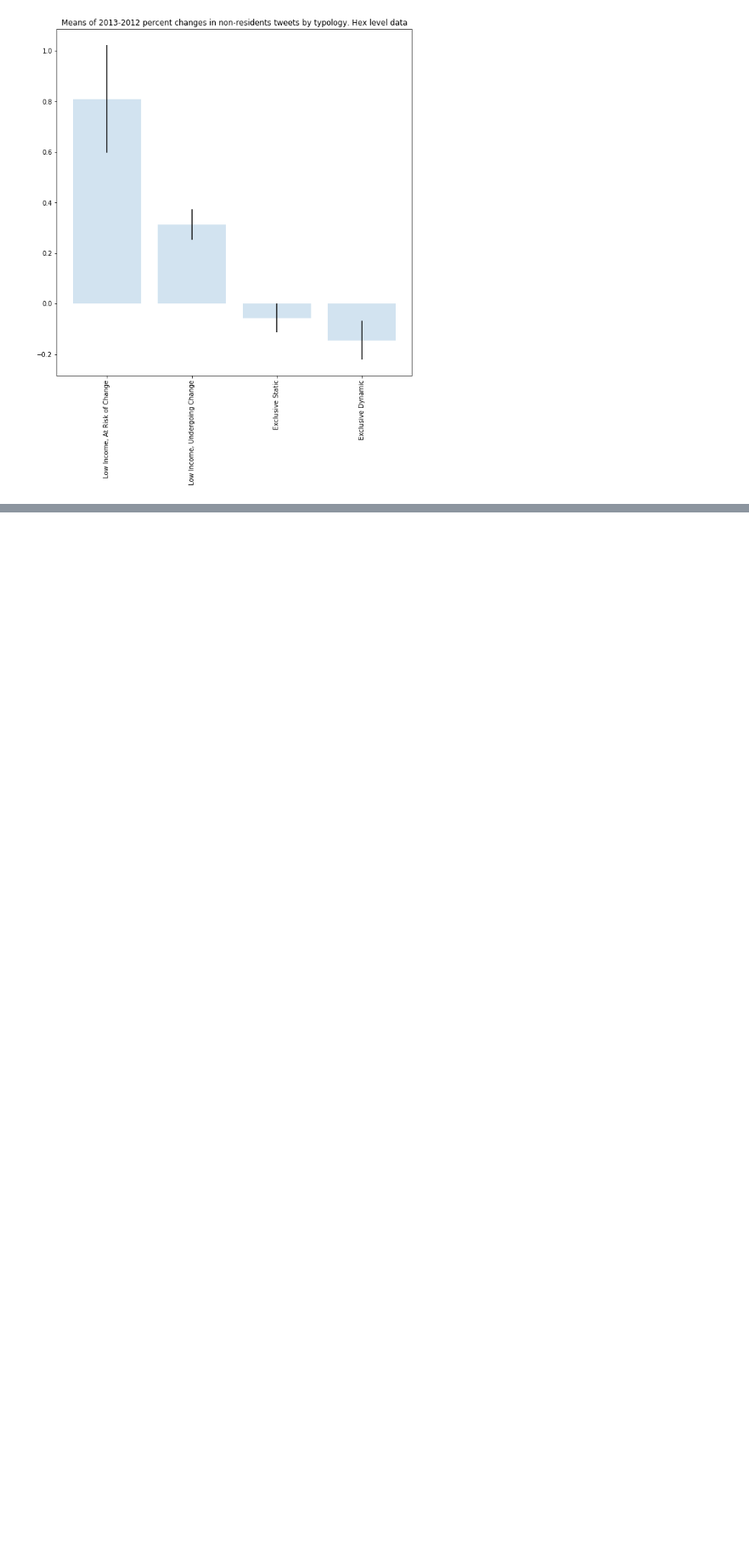
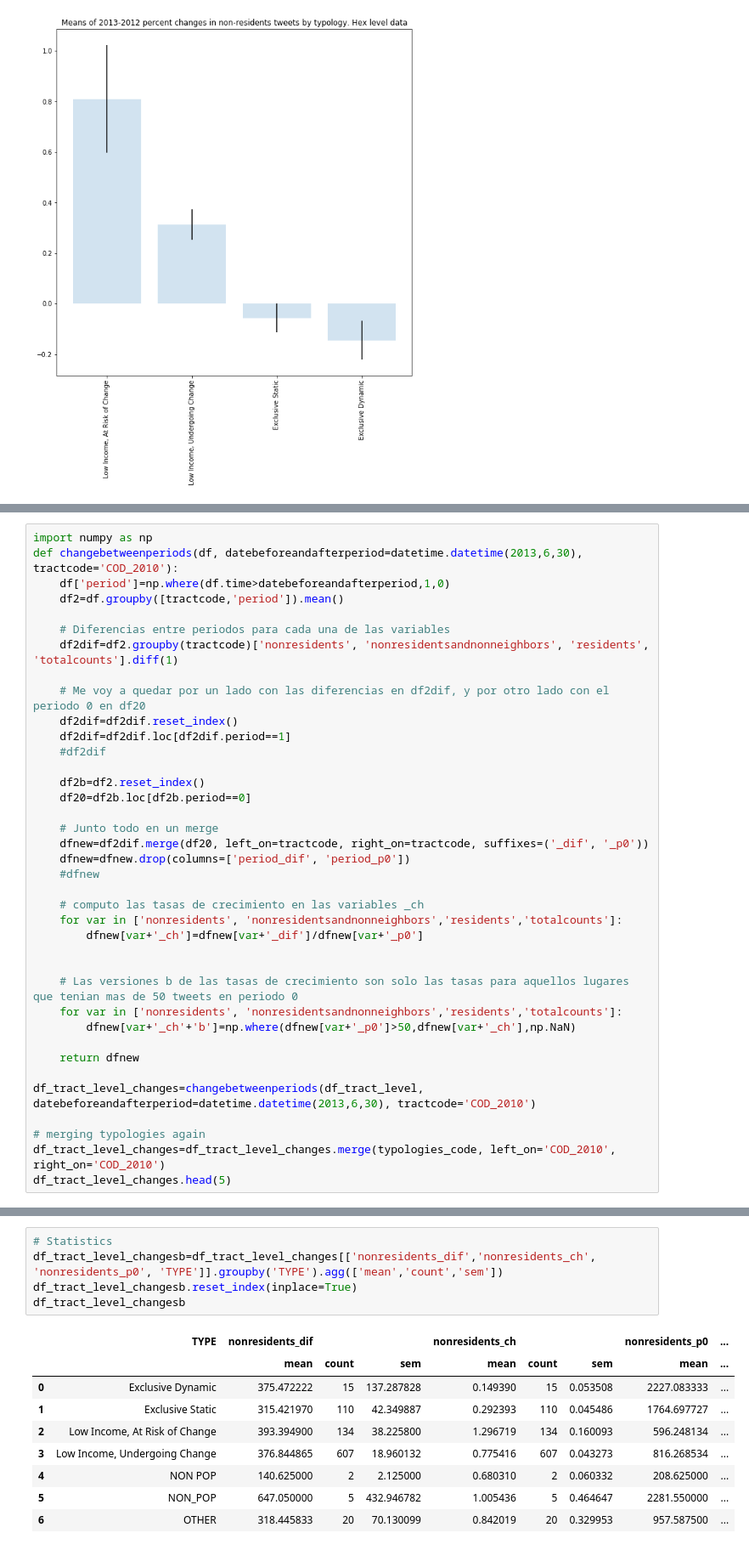
Before and after one commit to rpasquini/twitter_and_displacement, a Jupyter notebook: notebooks/Complete Analysis Example Counts by Typologies .ipynb, the cells around one changed output, grey strips where cells are left out. Shown: that part at 85% size. Drawn from its saved outputs; the diff is of its cells as text; blank space fills up the shorter version.

```diff
--- a/notebooks/Complete Analysis Example Counts by Typologies .ipynb
+++ b/notebooks/Complete Analysis Example Counts by Typologies .ipynb
@@ -285,0 +336,38 @@ barchart(tweets_tractsb, 'nonresidents_ch', title='Means of 2013-2012 percent ch
+# %%
+import numpy as np
+def changebetweenperiods(df, datebeforeandafterperiod=datetime.datetime(2013,6,30), tractcode='COD_2010'):
+    df['period']=np.where(df.time>datebeforeandafterperiod,1,0)
+    df2=df.groupby([tractcode,'period']).mean()
+
+    # Diferencias entre periodos para cada una de las variables
+    df2dif=df2.groupby(tractcode)['nonresidents', 'nonresidentsandnonneighbors', 'residents', 'totalcounts'].diff(1)
+
+    # Me voy a quedar por un lado con las diferencias en df2dif, y por otro lado con el periodo 0 en df20
+    df2dif=df2dif.reset_index()
+    df2dif=df2dif.loc[df2dif.period==1]
+    #df2dif
+
+    df2b=df2.reset_index()
+    df20=df2b.loc[df2b.period==0]
+
+    # Junto todo en un merge
+    dfnew=df2dif.merge(df20, left_on=tractcode, right_on=tractcode, suffixes=('_dif', '_p0'))
+    dfnew=dfnew.drop(columns=['period_dif', 'period_p0'])
+    #dfnew
+
+    # computo las tasas de crecimiento en las variables _ch
+    for var in ['nonresidents', 'nonresidentsandnonneighbors','residents','totalcounts']:
+        dfnew[var+'_ch']=dfnew[var+'_dif']/dfnew[var+'_p0']
+
+
+    # Las versiones b de las tasas de crecimiento son solo las tasas para aquellos lugares que tenian mas de 50 tweets en periodo 0
+    for var in ['nonresidents', 'nonresidentsandnonneighbors','residents','totalcounts']:
+        dfnew[var+'_ch'+'b']=np.where(dfnew[var+'_p0']>50,dfnew[var+'_ch'],np.NaN)
+
+    return dfnew
+
+df_tract_level_changes=changebetweenperiods(df_tract_level, datebeforeandafterperiod=datetime.datetime(2013,6,30), tractcode='COD_2010')
+
+# merging typologies again
+df_tract_level_changes=df_tract_level_changes.merge(typologies_code, left_on='COD_2010', right_on='COD_2010')
+df_tract_level_changes.head(5)
@@ -285,0 +381,15 @@ barchart(tweets_tractsb, 'nonresidents_ch', title='Means of 2013-2012 percent ch
+# %%
+# Statistics
+df_tract_level_changesb=df_tract_level_changes[['nonresidents_dif','nonresidents_ch', 'nonresidents_p0', 'TYPE']].groupby('TYPE').agg(['mean','count','sem'])
+df_tract_level_changesb.reset_index(inplace=True)
+df_tract_level_changesb
+# %% [output]
+|  | TYPE | nonresidents_dif |  |  | nonresidents_ch |  |  | nonresidents_p0 | ... |
+|  |  | mean | count | sem | mean | count | sem | mean | ... |
+| 0 | Exclusive Dynamic | 375.472222 | 15 | 137.287828 | 0.149390 | 15 | 0.053508 | 2227.083333 | ... |
+| 1 | Exclusive Static | 315.421970 | 110 | 42.349887 | 0.292393 | 110 | 0.045486 | 1764.697727 | ... |
+| 2 | Low Income, At Risk of Change | 393.394900 | 134 | 38.225800 | 1.296719 | 134 | 0.160093 | 596.248134 | ... |
+| 3 | Low Income, Undergoing Change | 376.844865 | 607 | 18.960132 | 0.775416 | 607 | 0.043273 | 816.268534 | ... |
+| 4 | NON POP | 140.625000 | 2 | 2.125000 | 0.680310 | 2 | 0.060332 | 208.625000 | ... |
+| 5 | NON_POP | 647.050000 | 5 | 432.946782 | 1.005436 | 5 | 0.464647 | 2281.550000 | ... |
+| 6 | OTHER | 318.445833 | 20 | 70.130099 | 0.842019 | 20 | 0.329953 | 957.587500 | ... |
```
Also changed, not shown: parts of 8 cells of this notebook.
